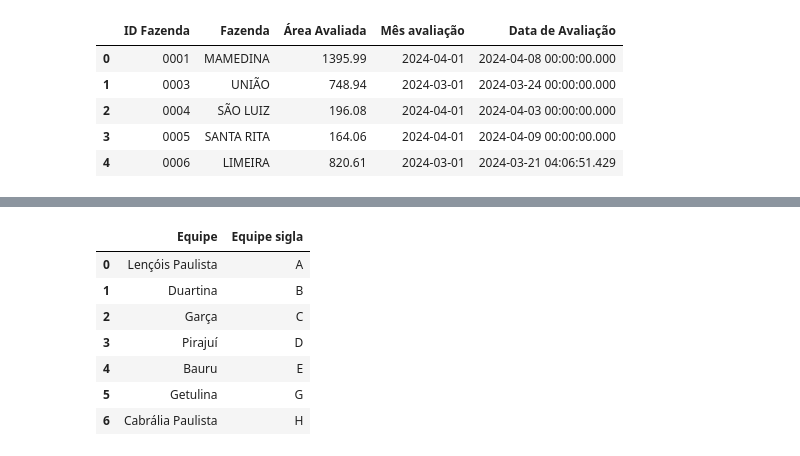
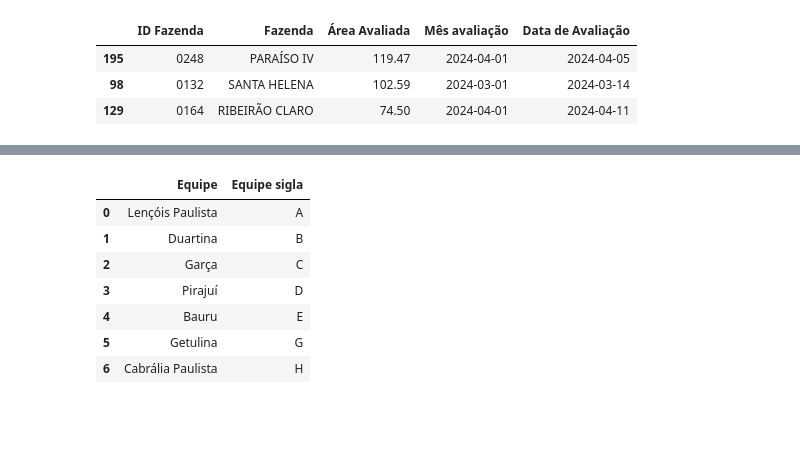
Before and after one commit to Ga-Moura/otimizacao, a Jupyter notebook: otimizacao.V2.ipynb, the cells around one changed output, grey strips where cells are left out. Cells and saved outputs as stored; diff of their text form; code cells hidden in the pictures; blank space fills up the shorter version.

```diff
--- a/otimizacao.V2.ipynb
+++ b/otimizacao.V2.ipynb
@@ -27,12 +27,10 @@ def mascara(df, coluna,n_digitos):
 # %%
 #demanda
 demanda = mascara(demanda,'ID Fazenda', 4)
 
-demanda.head(5)
+demanda.sample(3)#tail(3)#.head(5)
 # %% [output]
 |  | ID Fazenda | Fazenda | Área Avaliada | Mês avaliação | Data de Avaliação |
-| 0 | 0001 | MAMEDINA | 1395.99 | 2024-04-01 | 2024-04-08 00:00:00.000 |
-| 1 | 0003 | UNIÃO | 748.94 | 2024-03-01 | 2024-03-24 00:00:00.000 |
-| 2 | 0004 | SÃO LUIZ | 196.08 | 2024-04-01 | 2024-04-03 00:00:00.000 |
-| 3 | 0005 | SANTA RITA | 164.06 | 2024-04-01 | 2024-04-09 00:00:00.000 |
-| 4 | 0006 | LIMEIRA | 820.61 | 2024-03-01 | 2024-03-21 04:06:51.429 |
+| 195 | 0248 | PARAÍSO IV | 119.47 | 2024-04-01 | 2024-04-05 |
+| 98 | 0132 | SANTA HELENA | 102.59 | 2024-03-01 | 2024-03-14 |
+| 129 | 0164 | RIBEIRÃO CLARO | 74.50 | 2024-04-01 | 2024-04-11 |
```
Also changed, not shown: parts of 10 cells of this notebook.
